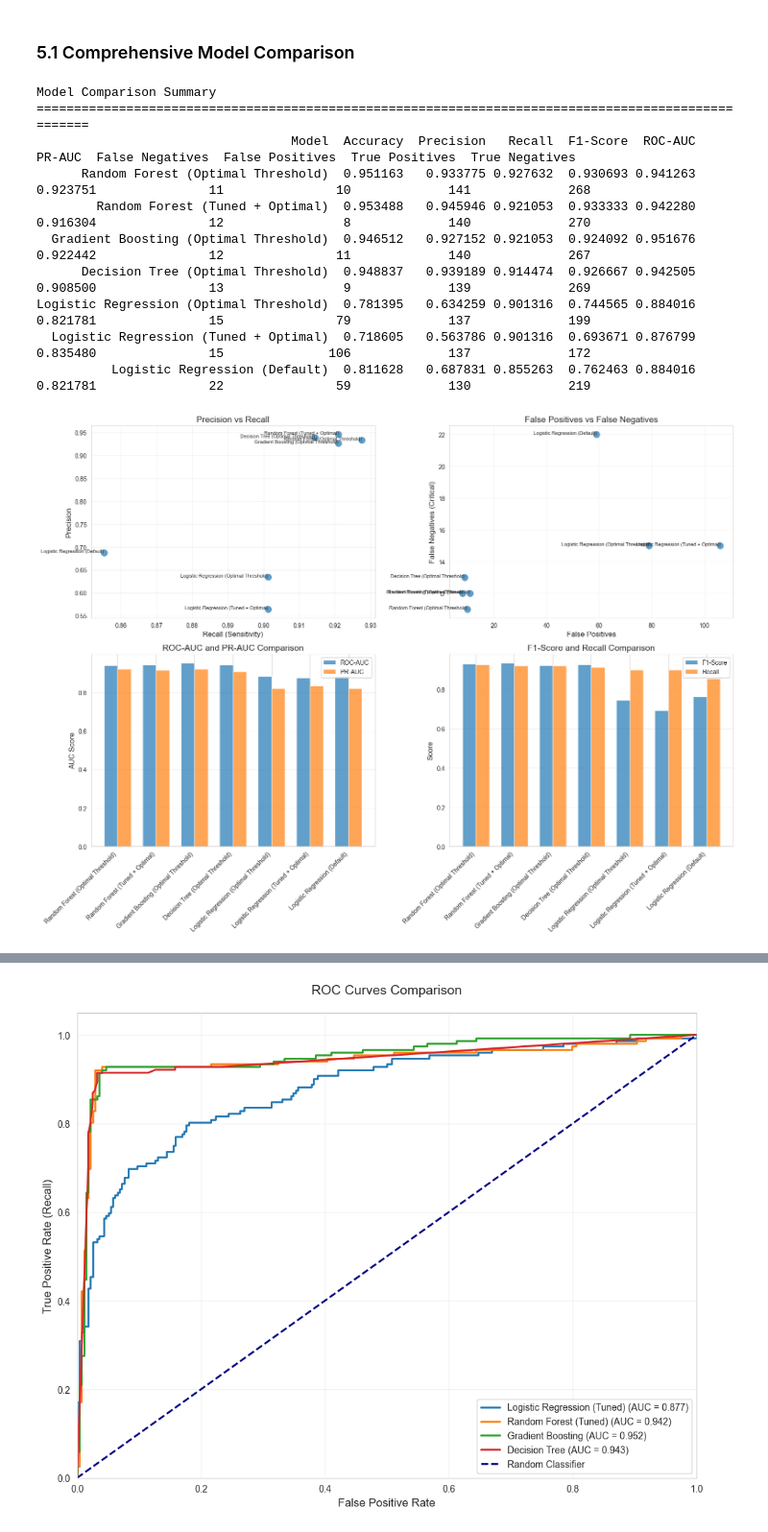
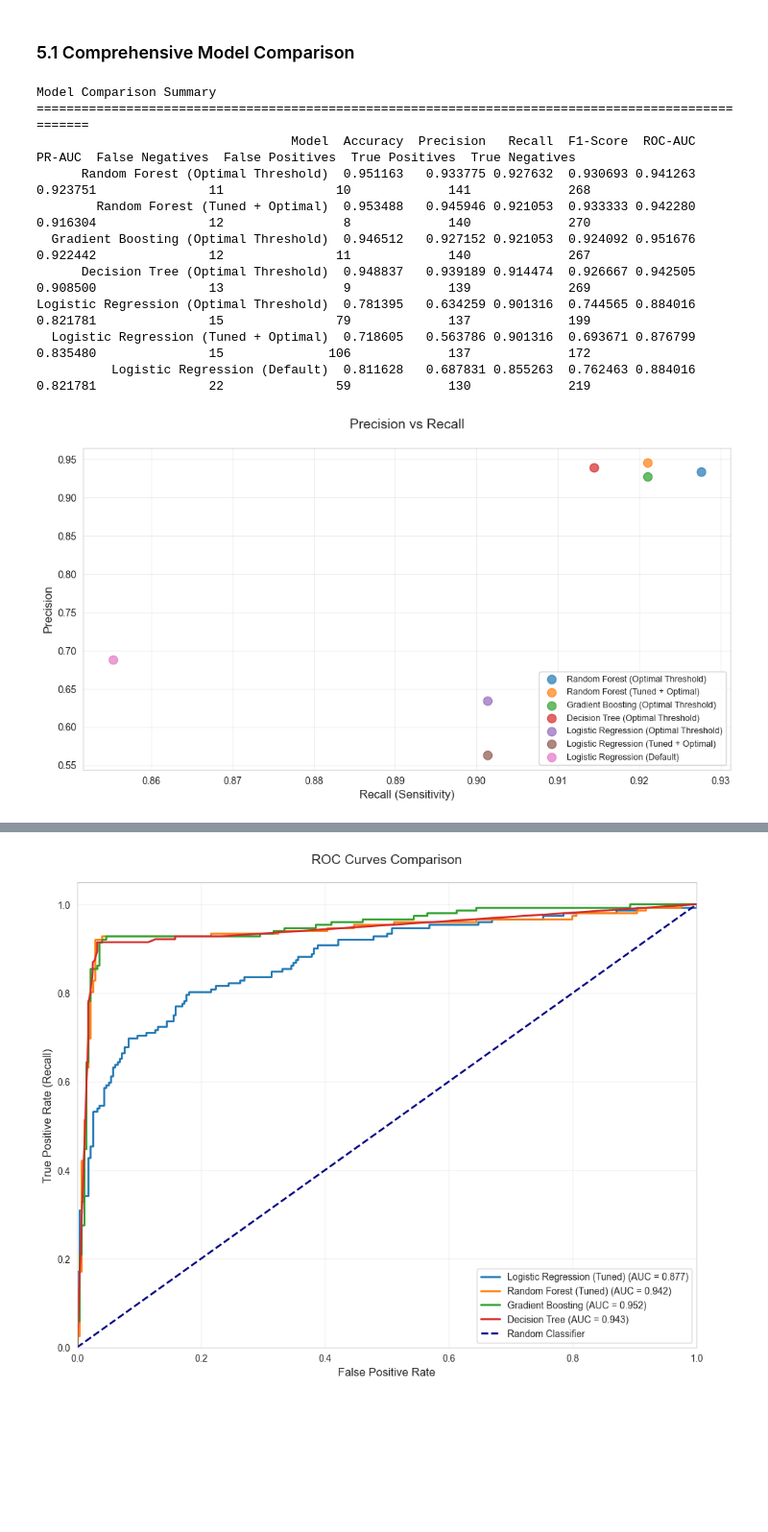
Before and after one commit to taniapazospuig/alzheimer-prediction, a Jupyter notebook: modeling.ipynb, the cells around one changed output, grey strips where cells are left out. Shown at 96% size. Drawn from its saved outputs; the diff is of its cells as text; code cells hidden in the pictures; blank space fills up the shorter version.

```diff
--- a/modeling.ipynb
+++ b/modeling.ipynb
@@ -751,12 +776,21 @@ print(feature_importance_rf.head(15).to_string(index=False))
 # Visualize feature importance
 plt.figure(figsize=(12, 8))
 top_features = feature_importance_rf.head(15)
-bars = plt.barh(range(len(top_features)), top_features['Importance'], color='forestgreen', alpha=0.7)
+# Use red-green color scheme (all positive for importance, so all green)
+colors = ['green' if x >= 0 else 'red' for x in top_features['Importance']]
+bars = plt.barh(range(len(top_features)), top_features['Importance'], color=colors, alpha=0.7)
 plt.yticks(range(len(top_features)), top_features['Feature'])
 plt.xlabel('Importance', fontsize=12)
 plt.ylabel('Feature', fontsize=12)
 plt.title('Random Forest - Feature Importance (Top 15)', fontsize=14, pad=20)
 plt.grid(axis='x', alpha=0.3)
+
+# Add value labels on bars
+for i, (idx, row) in enumerate(top_features.iterrows()):
+    value = row['Importance']
+    x_pos = value if abs(value) > 0.001 else 0.001
+    plt.text(x_pos, i, f'{value:.4f}', va='center', ha='left', fontsize=9)
+
 plt.tight_layout()
 plt.show()
 
@@ -1101,65 +1176,79 @@ comparison_df = pd.DataFrame(model_comparison)
 comparison_df = comparison_df.sort_values('Recall', ascending=False)
 
 print("Model Comparison Summary")
 print("="*100)
 print(comparison_df.to_string(index=False))
 
-# Visualize comparison
-fig, axes = plt.subplots(2, 2, figsize=(16, 12))
+# Visualize comparison - plots one below the other
+
+# Define colors for each model
+colors = ['#1f77b4', '#ff7f0e', '#2ca02c', '#d62728', '#9467bd', '#8c564b', '#e377c2']
+model_colors = dict(zip(comparison_df['Model'], colors[:len(comparison_df)]))
 
 # Plot 1: Precision vs Recall
-axes[0, 0].scatter(comparison_df['Recall'], comparison_df['Precision'], s=100, alpha=0.7)
+plt.figure(figsize=(12, 6))
 for idx, row in comparison_df.iterrows():
-    axes[0, 0].annotate(row['Model'], (row['Recall'], row['Precision']),
-                       fontsize=8, ha='right')
-axes[0, 0].set_xlabel('Recall (Sensitivity)', fontsize=12)
-axes[0, 0].set_ylabel('Precision', fontsize=12)
-axes[0, 0].set_title('Precision vs Recall', fontsize=14)
-axes[0, 0].grid(alpha=0.3)
+    plt.scatter(row['Recall'], row['Precision'],
+               s=80, alpha=0.7, color=model_colors[row['Model']],
+               label=row['Model'])
+plt.xlabel('Recall (Sensitivity)', fontsize=12)
+plt.ylabel('Precision', fontsize=12)
+plt.title('Precision vs Recall', fontsize=14, pad=20)
+plt.grid(alpha=0.3)
+# Get handles and labels, then remove duplicates
+handles, labels = plt.gca().get_legend_handles_labels()
+by_label = dict(zip(labels, handles))
+plt.legend(by_label.values(), by_label.keys(), loc='lower right', fontsize=9, framealpha=0.9)
+plt.show()
 
 # Plot 2: False Negatives vs False Positives
-axes[0, 1].scatter(comparison_df['False Positives'], comparison_df['False Negatives'], s=100, alpha=0.7)
+plt.figure(figsize=(12, 6))
 for idx, row in comparison_df.iterrows():
-    axes[0, 1].annotate(row['Model'], (row['False Positives'], row['False Negatives']),
-                       fontsize=8, ha='right')
-axes[0, 1].set_xlabel('False Positives', fontsize=12)
-axes[0, 1].set_ylabel('False Negatives (Critical)', fontsize=12)
-axes[0, 1].set_title('False Positives vs False Negatives', fontsize=14)
-axes[0, 1].grid(alpha=0.3)
+    plt.scatter(row['False Positives'], row['False Negatives'],
+               s=80, alpha=0.7, color=model_colors[row['Model']],
+               label=row['Model'])
+plt.xlabel('False Positives', fontsize=12)
+plt.ylabel('False Negatives (Critical)', fontsize=12)
+plt.title('False Positives vs False Negatives', fontsize=14, pad=20)
+plt.grid(alpha=0.3)
+# Get handles and labels, then remove duplicates
+handles, labels = plt.gca().get_legend_handles_labels()
+by_label = dict(zip(labels, handles))
+plt.legend(by_label.values(), by_label.keys(), loc='lower right', fontsize=9, framealpha=0.9)
+plt.show()
 
 # Plot 3: ROC-AUC and PR-AUC
 x_pos = np.arange(len(comparison_df))
 width = 0.35
-axes[1, 0].bar(x_pos - width/2, comparison_df['ROC-AUC'], width, label='ROC-AUC', alpha=0.7)
-axes[1, 0].bar(x_pos + width/2, comparison_df['PR-AUC'], width, label='PR-AUC', alpha=0.7)
-axes[1, 0].set_ylabel('AUC Score', fontsize=12)
-axes[1, 0].set_title('ROC-AUC and PR-AUC Comparison', fontsize=14)
-axes[1, 0].set_xticks(x_pos)
-axes[1, 0].set_xticklabels(comparison_df['Model'], rotation=45, ha='right')
-axes[1, 0].legend()
-axes[1, 0].grid(axis='y', alpha=0.3)
+plt.figure(figsize=(14, 6))
+plt.bar(x_pos - width/2, comparison_df['ROC-AUC'], width, label='ROC-AUC', alpha=0.7)
+plt.bar(x_pos + width/2, comparison_df['PR-AUC'], width, label='PR-AUC', alpha=0.7)
+plt.ylabel('AUC Score', fontsize=12)
+plt.title('ROC-AUC and PR-AUC Comparison', fontsize=14, pad=20)
+plt.xticks(x_pos, comparison_df['Model'], rotation=45, ha='right')
+plt.legend()
+plt.grid(axis='y', alpha=0.3)
+plt.show()
 
 # Plot 4: F1-Score and Recall
-axes[1, 1].bar(x_pos - width/2, comparison_df['F1-Score'], width, label='F1-Score', alpha=0.7)
-axes[1, 1].bar(x_pos + width/2, comparison_df['Recall'], width, label='Recall', alpha=0.7)
-axes[1, 1].set_ylabel('Score', fontsize=12)
-axes[1, 1].set_title('F1-Score and Recall Comparison', fontsize=14)
-axes[1, 1].set_xticks(x_pos)
-axes[1, 1].set_xticklabels(comparison_df['Model'], rotation=45, ha='right')
-axes[1, 1].legend()
-axes[1, 1].grid(axis='y', alpha=0.3)
-
-plt.tight_layout()
+plt.figure(figsize=(14, 6))
+plt.bar(x_pos - width/2, comparison_df['F1-Score'], width, label='F1-Score', alpha=0.7)
+plt.bar(x_pos + width/2, comparison_df['Recall'], width, label='Recall', alpha=0.7)
+plt.ylabel('Score', fontsize=12)
+plt.title('F1-Score and Recall Comparison', fontsize=14, pad=20)
+plt.xticks(x_pos, comparison_df['Model'], rotation=45, ha='right')
+plt.legend()
+plt.grid(axis='y', alpha=0.3)
 plt.show()
 # %% [output]
 Model Comparison Summary
 ====================================================================================================
                                   Model  Accuracy  Precision   Recall  F1-Score  ROC-AUC   PR-AUC  False Negatives  False Positives  True Positives  True Negatives
       Random Forest (Optimal Threshold)  0.951163   0.933775 0.927632  0.930693 0.941263 0.923751               11               10             141             268
         Random Forest (Tuned + Optimal)  0.953488   0.945946 0.921053  0.933333 0.942280 0.916304               12                8             140             270
   Gradient Boosting (Optimal Threshold)  0.946512   0.927152 0.921053  0.924092 0.951676 0.922442               12               11             140             267
       Decision Tree (Optimal Threshold)  0.948837   0.939189 0.914474  0.926667 0.942505 0.908500               13                9             139             269
 Logistic Regression (Optimal Threshold)  0.781395   0.634259 0.901316  0.744565 0.884016 0.821781               15               79             137             199
   Logistic Regression (Tuned + Optimal)  0.718605   0.563786 0.901316  0.693671 0.876799 0.835480               15              106             137             172
           Logistic Regression (Default)  0.811628   0.687831 0.855263  0.762463 0.884016 0.821781               22               59             130             219
-[figure, old version]
+[figure, new version]
```
Also changed, not shown: parts of 39 cells of this notebook.
